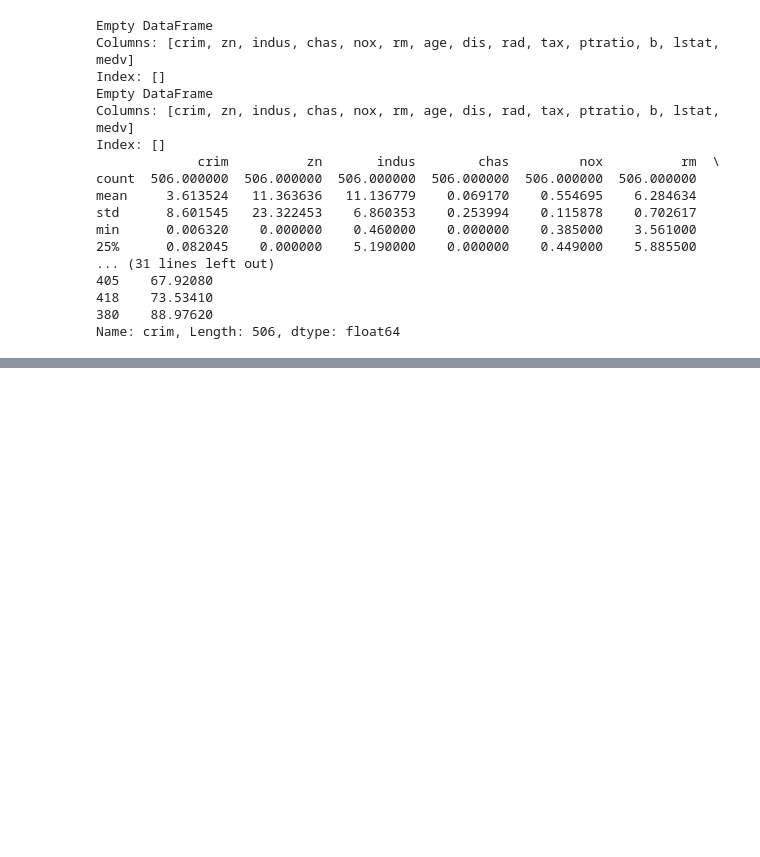
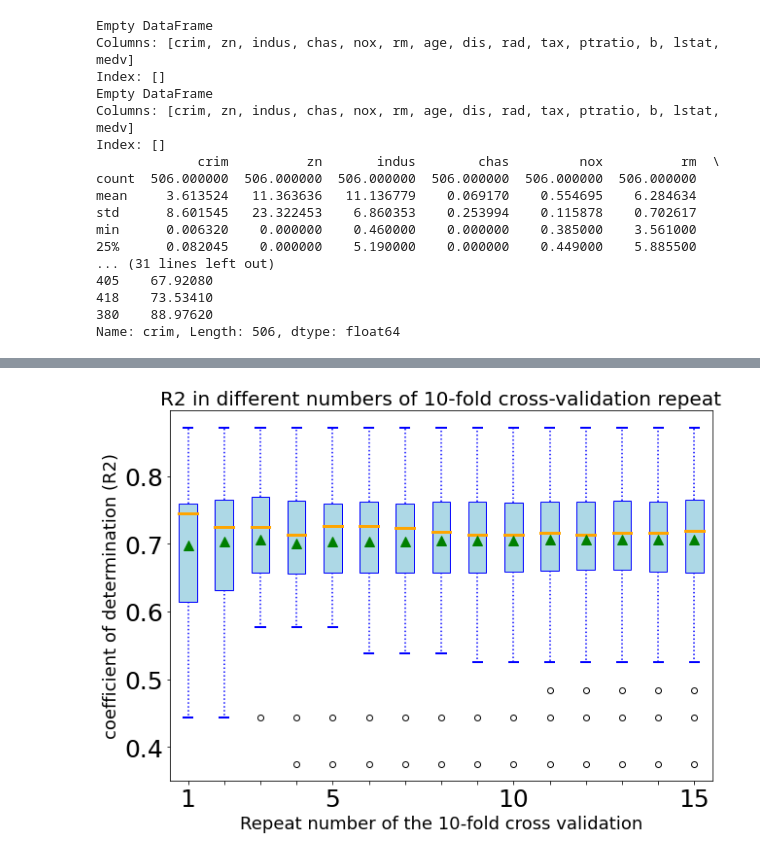
Before and after one commit to Bioamin/Data_Science_Projects, a Jupyter notebook: Linear_Regression/Boston_House_Price.ipynb, the cells around one changed output, grey strips where cells are left out. Cells and saved outputs as stored; diff of their text form; code cells hidden in the pictures; blank space fills up the shorter version.

Commit message:
A good number of cross validation repeat founded for Boston housing.

```diff
--- a/Linear_Regression/Boston_House_Price.ipynb
+++ b/Linear_Regression/Boston_House_Price.ipynb
@@ -140,0 +156,2 @@ Text(0, 0.5, 'Predicted')
+# %%
+r2, MSE= model_eval (X,Y,5,model)
@@ -140,0 +162,12 @@ Text(0, 0.5, 'Predicted')
+# %%
+r2_list=[]
+MSE_list=[]
+repeat_range=range(1,16)
+print("RN r2_Mean SE_r2 -MSE_Mean SE_MSE")
+for repeat_num in repeat_range:
+    r2, MSE= model_eval (X,Y,repeat_num,model)
+
+    print("%d) %.3f %.4f %.3f %.4f" % (repeat_num, mean(r2), sem(r2),  mean(MSE), sem(MSE)))
+    r2_list.append(r2)
+    MSE_list.append(MSE)
+#r2_list = list(np.around(np.array(r2_list),2))
@@ -140,0 +191,29 @@ Text(0, 0.5, 'Predicted')
+# %%
+plt.figure(figsize=(10,7))
+plot=plt.boxplot(r2_list, labels=[1,"","","",5,"","","","",10,"","","","",15],showmeans=True, patch_artist = True,
+                 boxprops={"facecolor":"lightblue", "color":"blue"},
+                meanprops={"marker":"^","markerfacecolor":"green", "markeredgecolor":"green", "markersize":10})
+#colors = ['pink']
+plt.title("R2 in different numbers of 10-fold cross-validation repeat", fontsize=20)
+plt.xlabel('Repeat number of the 10-fold cross validation', fontsize=18 )
+plt.ylabel('coefficient of determination (R2)', fontsize=18)
+
+for whisker in plot['whiskers']:
+    whisker.set(color ='blue',
+                linewidth = 1.5,
+                linestyle =":")
+
+for cap in plot['caps']:
+    cap.set(color ='blue',
+            linewidth = 2)
+
+for median in plot['medians']:
+    median.set(color ='orange',
+               linewidth = 3)
+
+
+
+
+plt.show()
+# %% [output]
+[figure, added]
```
Also changed, not shown: parts of 12 cells of this notebook, 2 other files.
